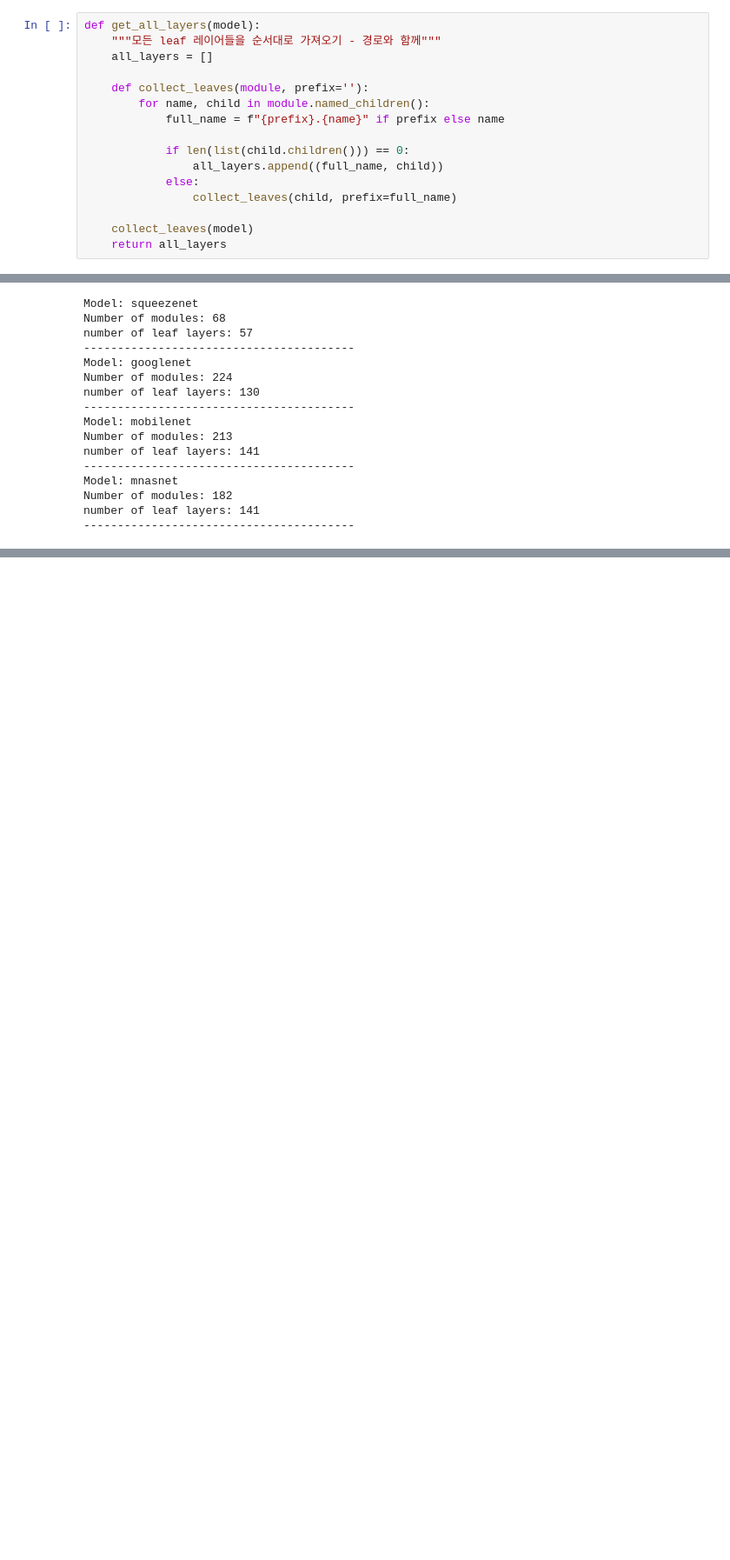
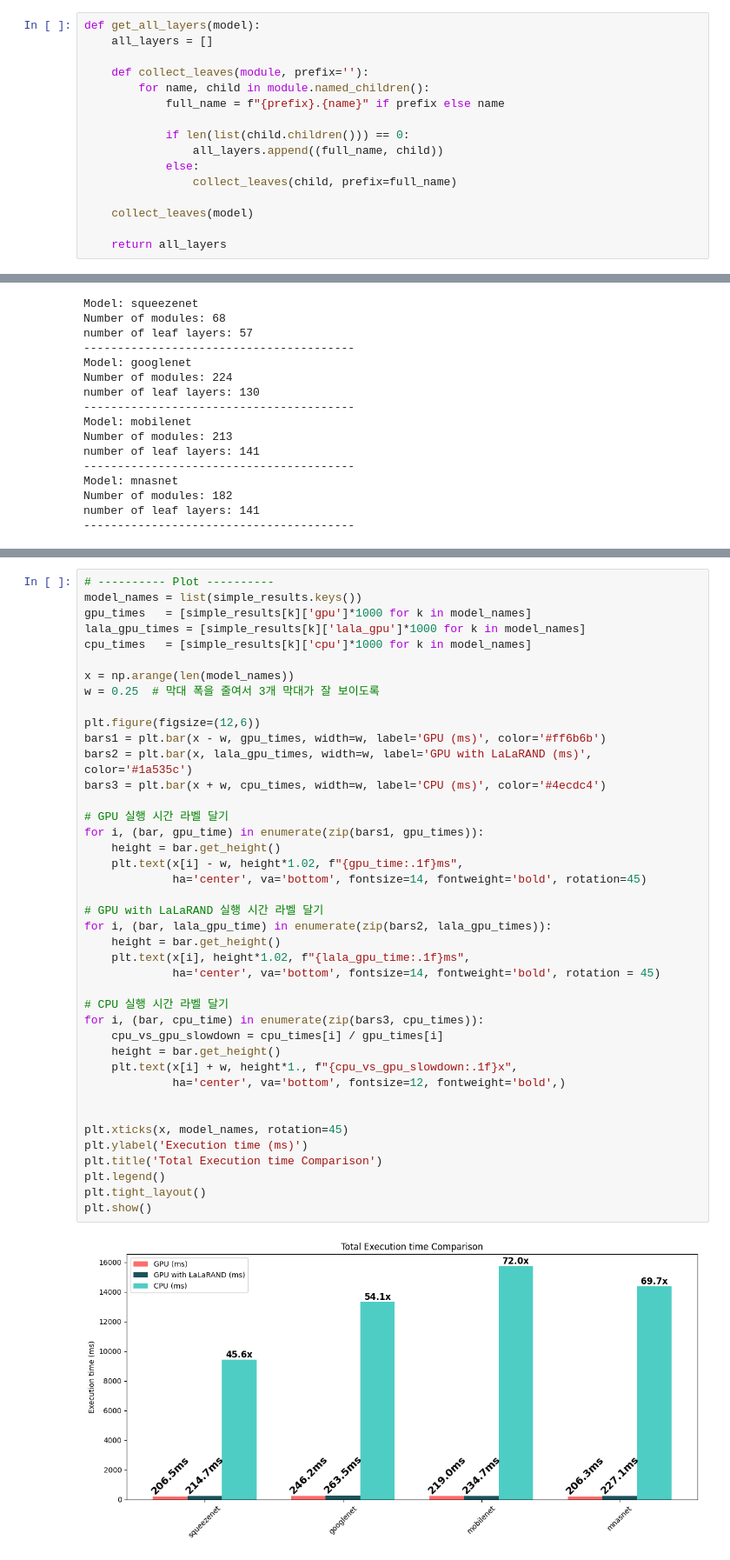
Before and after one commit to monkcat/pytorch_bootcamp, a Jupyter notebook: LaLaRAND.ipynb, the cells around one changed output, grey strips where cells are left out. Shown at 87% size. Cells and saved outputs as stored; diff of their text form; blank space fills up the shorter version.

```diff
--- a/LaLaRAND.ipynb
+++ b/LaLaRAND.ipynb
@@ -16,7 +17,6 @@ print(torchvision.__version__)
 0.18.0+cu121
 # %%
 def get_all_layers(model):
-    """모든 leaf 레이어들을 순서대로 가져오기 - 경로와 함께"""
     all_layers = []
 
     def collect_leaves(module, prefix=''):
@@ -29,6 +29,7 @@ def get_all_layers(model):
                 collect_leaves(child, prefix=full_name)
 
     collect_leaves(model)
+
     return all_layers
 # %%
 from torchvision.models import mobilenet_v2, MobileNet_V2_Weights
@@ -530,0 +238,43 @@ plt.show()
+# %%
+# ---------- Plot ----------
+model_names = list(simple_results.keys())
+gpu_times   = [simple_results[k]['gpu']*1000 for k in model_names]
+lala_gpu_times = [simple_results[k]['lala_gpu']*1000 for k in model_names]
+cpu_times   = [simple_results[k]['cpu']*1000 for k in model_names]
+
+x = np.arange(len(model_names))
+w = 0.25  # 막대 폭을 줄여서 3개 막대가 잘 보이도록
+
+plt.figure(figsize=(12,6))
+bars1 = plt.bar(x - w, gpu_times, width=w, label='GPU (ms)', color='#ff6b6b')
+bars2 = plt.bar(x, lala_gpu_times, width=w, label='GPU with LaLaRAND (ms)', color='#1a535c')
+bars3 = plt.bar(x + w, cpu_times, width=w, label='CPU (ms)', color='#4ecdc4')
+
+# GPU 실행 시간 라벨 달기
+for i, (bar, gpu_time) in enumerate(zip(bars1, gpu_times)):
+    height = bar.get_height()
+    plt.text(x[i] - w, height*1.02, f"{gpu_time:.1f}ms",
+             ha='center', va='bottom', fontsize=14, fontweight='bold', rotation=45)
+
+# GPU with LaLaRAND 실행 시간 라벨 달기
+for i, (bar, lala_gpu_time) in enumerate(zip(bars2, lala_gpu_times)):
+    height = bar.get_height()
+    plt.text(x[i], height*1.02, f"{lala_gpu_time:.1f}ms",
+             ha='center', va='bottom', fontsize=14, fontweight='bold', rotation = 45)
+
+# CPU 실행 시간 라벨 달기
+for i, (bar, cpu_time) in enumerate(zip(bars3, cpu_times)):
+    cpu_vs_gpu_slowdown = cpu_times[i] / gpu_times[i]
+    height = bar.get_height()
+    plt.text(x[i] + w, height*1., f"{cpu_vs_gpu_slowdown:.1f}x",
+             ha='center', va='bottom', fontsize=12, fontweight='bold',)
+
+
+plt.xticks(x, model_names, rotation=45)
+plt.ylabel('Execution time (ms)')
+plt.title('Total Execution time Comparison')
+plt.legend()
+plt.tight_layout()
+plt.show()
+# %% [output]
+[figure, added]
```
Also changed, not shown: parts of 11 cells of this notebook, 30 other files.
